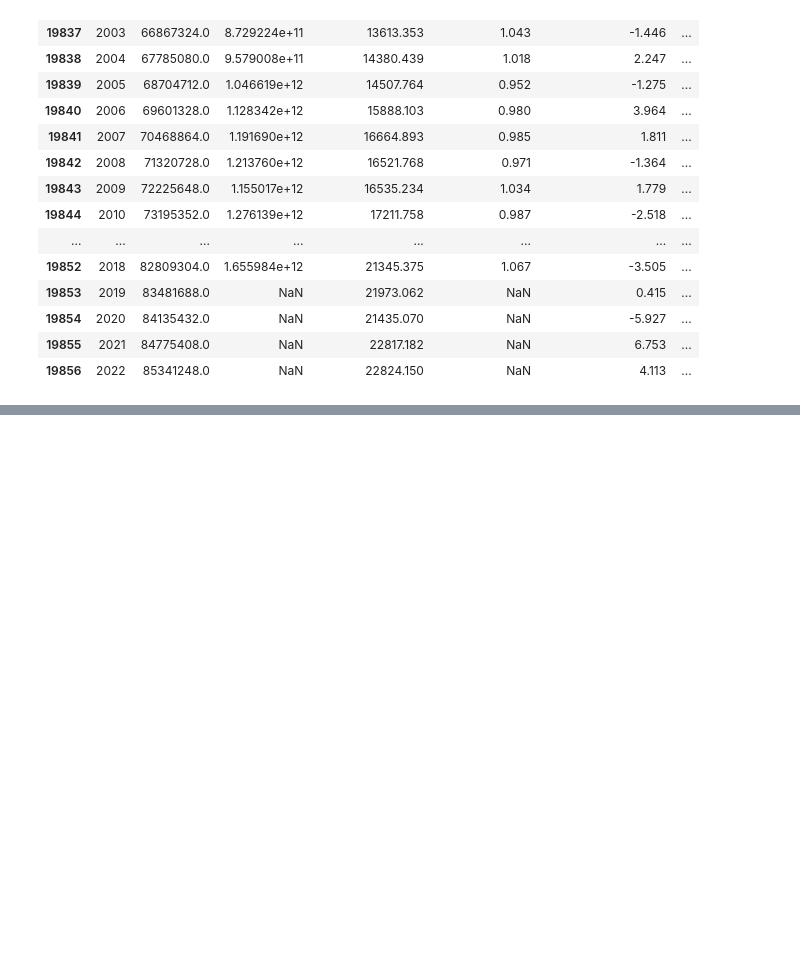
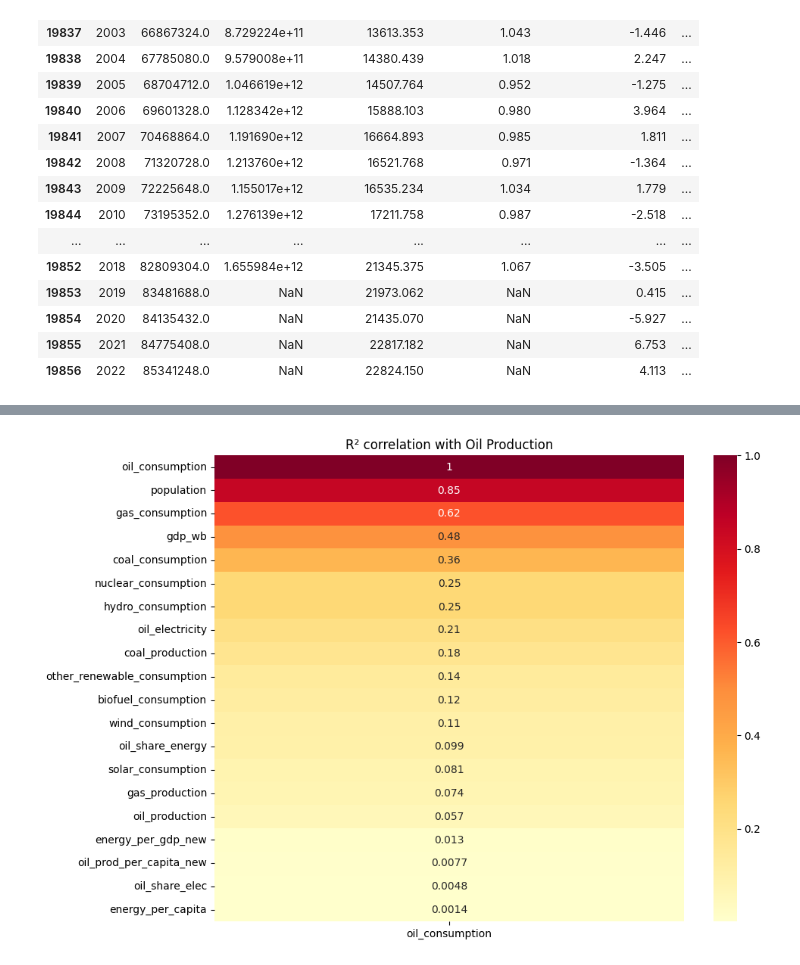
Before and after one commit to MertKir-R/energy_consumption_prediction, a Jupyter notebook: notebooks/world_energy_consumption.ipynb, the cells around one changed output, grey strips where cells are left out. Saved outputs shown, nothing was run; the diff lists cells and outputs as text; code cells hidden in the pictures; blank space fills up the shorter version.

```diff
--- a/notebooks/world_energy_consumption.ipynb
+++ b/notebooks/world_energy_consumption.ipynb
@@ -90,0 +399,2 @@ data_oil[(data_oil['country'] == 'Turkey') & (data['year'] > 2000)].head()
+# %%
+data_oil_eu.drop('energy_per_gdp', axis = 1, inplace = True)
@@ -90,0 +808,26 @@ data_oil[(data_oil['country'] == 'Turkey') & (data['year'] > 2000)].head()
+# %%
+corr_features = [
+    'population',
+    'energy_per_capita',
+    'solar_consumption',
+    'wind_consumption',
+    'hydro_consumption',
+    'biofuel_consumption',
+    'other_renewable_consumption',
+    'coal_consumption',
+    'gas_consumption',
+    'nuclear_consumption',
+    'coal_production',
+    'gas_production',
+    'oil_production',
+    'oil_electricity',
+    'oil_share_elec',
+    'oil_share_energy',
+    'gdp_wb',
+    'energy_per_gdp_new',
+    'oil_prod_per_capita_new'
+]
+
+corr = data_oil_eu_interp_extrap[corr_features + ['oil_consumption']].corr()**2
+
+corr.head()
@@ -90,0 +841,12 @@ data_oil[(data_oil['country'] == 'Turkey') & (data['year'] > 2000)].head()
+# %%
+r2_with_target = corr['oil_consumption'].sort_values(ascending=False)
+sorted_features = r2_with_target.index.tolist()
+
+plt.figure(figsize=(10, 8))
+# used corr.loc[corr_features, ['oil_consumption']] instead of corr['oil_consumption'] because
+# heatmap expects 2D dataframe not Series (1D)
+sns.heatmap(corr.loc[sorted_features, ['oil_consumption']], annot=True, cmap='YlOrRd')
+plt.title('R² correlation with Oil Production')
+plt.show()
+# %% [output]
+[figure, added]
```
Also changed, not shown: parts of 91 cells of this notebook, 1 other file.
